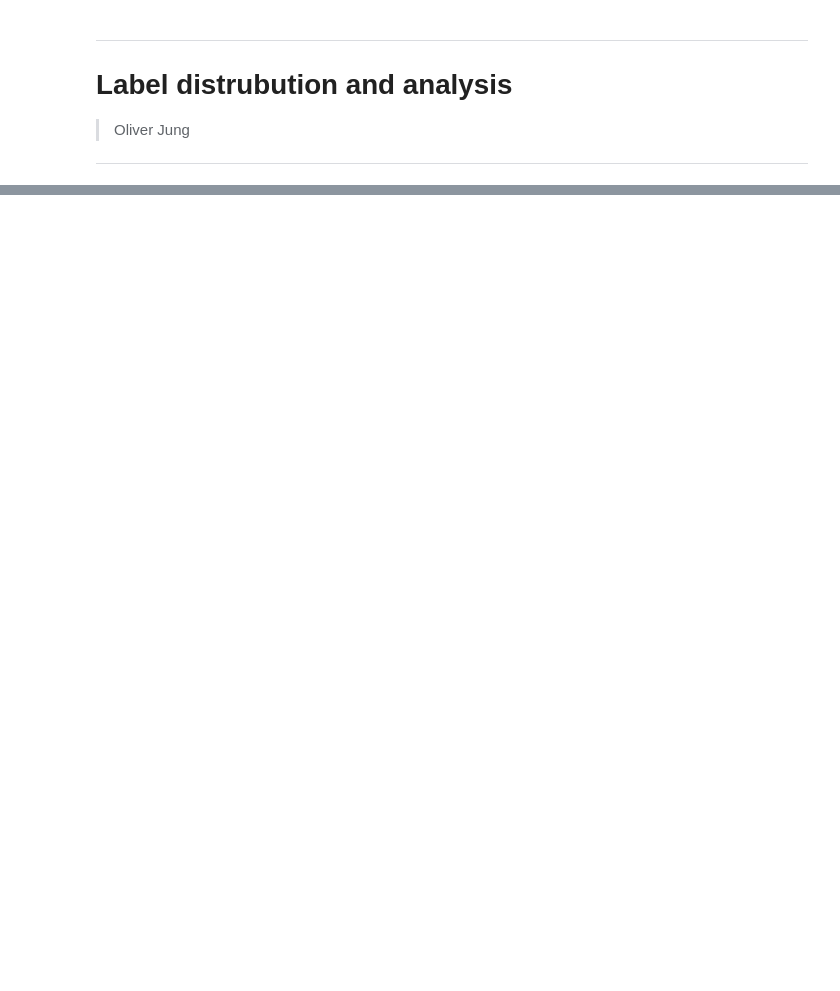
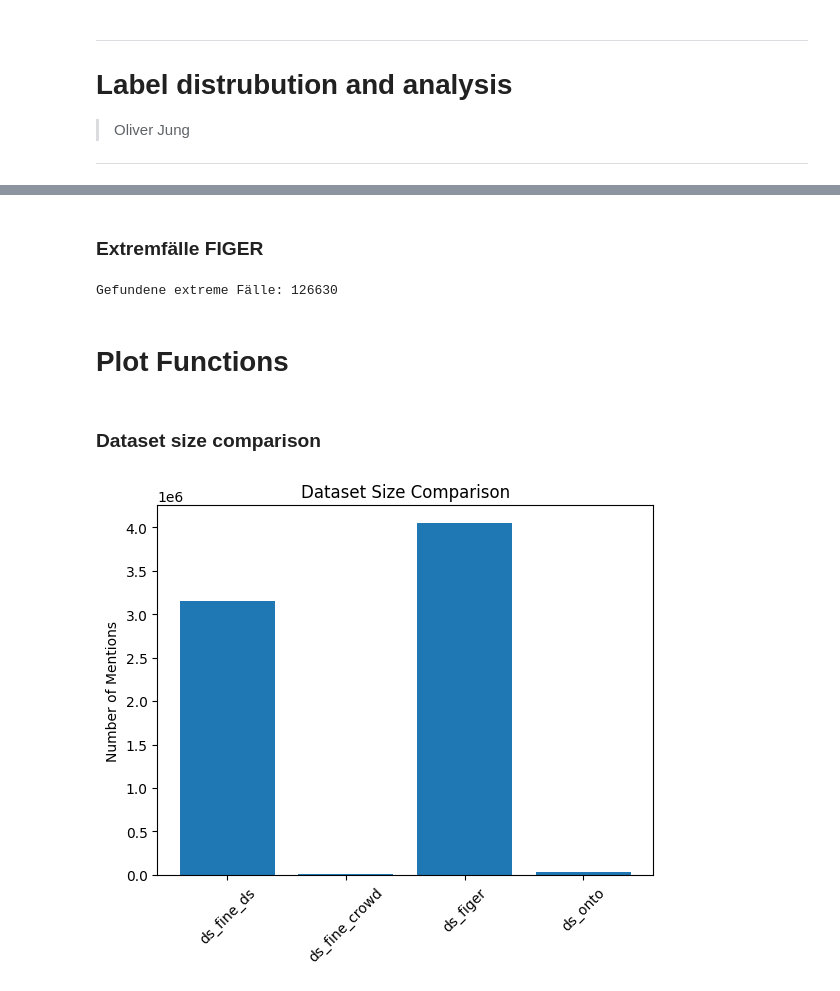
Before and after one commit to Thorsten-Trinkaus/NERC, a Jupyter notebook: datasets/label_analysis.ipynb, the cells around one changed output, grey strips where cells are left out. Cells and saved outputs as stored; diff of their text form; code cells hidden in the pictures; blank space fills up the shorter version.

Commit message:
Add new Dataset Analysis and README

```diff
--- a/datasets/label_analysis.ipynb
+++ b/datasets/label_analysis.ipynb
@@ -640,0 +31,7 @@ plt.show()
+# %%
+from pathlib import Path
+
+PLOT_DIR = Path("/home/oli/Schreibtisch/Semantik_Projekt/Plots")
+PLOT_DIR.mkdir(parents=True, exist_ok=True)
+
+print("Plots werden gespeichert in:", PLOT_DIR)
@@ -640,0 +131,6 @@ plt.show()
+# %%
+def normalize_label(label):
+    return label.strip().lower()
+# %%
+def get_top_level(label):
+    return label.split("/")[1] if "/" in label else label
@@ -640,0 +242,13 @@ plt.show()
+# %%
+results = {
+    name: analyze_dataset_stream(path, name)
+    for name, path in datasets.items()
+}
+
+for name, stats in results.items():
+    print(f"\n===== {name} =====")
+    print(f"Entities: {stats['total_entities']}")
+    print(f"Unique Labels: {stats['unique_labels']}")
+    print(f"Multi-word Entities: {stats['multi_word_entities']} ({stats['multi_word_ratio']:.2%})")
+    print(f"Avg Labels/Entity: {stats['avg_labels_per_entity']:.2f}")
+    print(f"Max Labels/Entity: {stats['max_labels_per_entity']}")
@@ -640,0 +308,44 @@ plt.show()
+# %% [markdown]
+### Extremfälle FIGER
+# %%
+# Funktioniert noch nicht so richtig...
+
+extreme_cases = []
+
+for split in ["train", "validation", "test"]:
+    file_path = figer_path / f"{split}.json"
+
+    if not file_path.exists():
+        continue
+
+    for sample in load_split_stream(file_path):
+        labels = sample.get("labels", [])
+
+        if len(labels) > 50:
+            extreme_cases.append(sample)
+
+print(f"Gefundene extreme Fälle: {len(extreme_cases)}")
+# %% [output]
+Gefundene extreme Fälle: 126630
+# %% [markdown]
+# Plot Functions
+# %% [markdown]
+### Dataset size comparison
+# %%
+# Dataset size comparison
+names = []
+sizes = []
+
+for name, stats in results.items():
+    names.append(name)
+    sizes.append(stats["total_entities"])
+
+plt.figure()
+plt.bar(names, sizes)
+plt.title("Dataset Size Comparison")
+plt.ylabel("Number of Mentions")
+plt.xticks(rotation=45)
+plt.savefig(PLOT_DIR / "dataset_size.png", bbox_inches="tight")
+plt.show()
+# %% [output]
+[figure, added]
```
Also changed, not shown: parts of 89 cells of this notebook, 20 other files.
